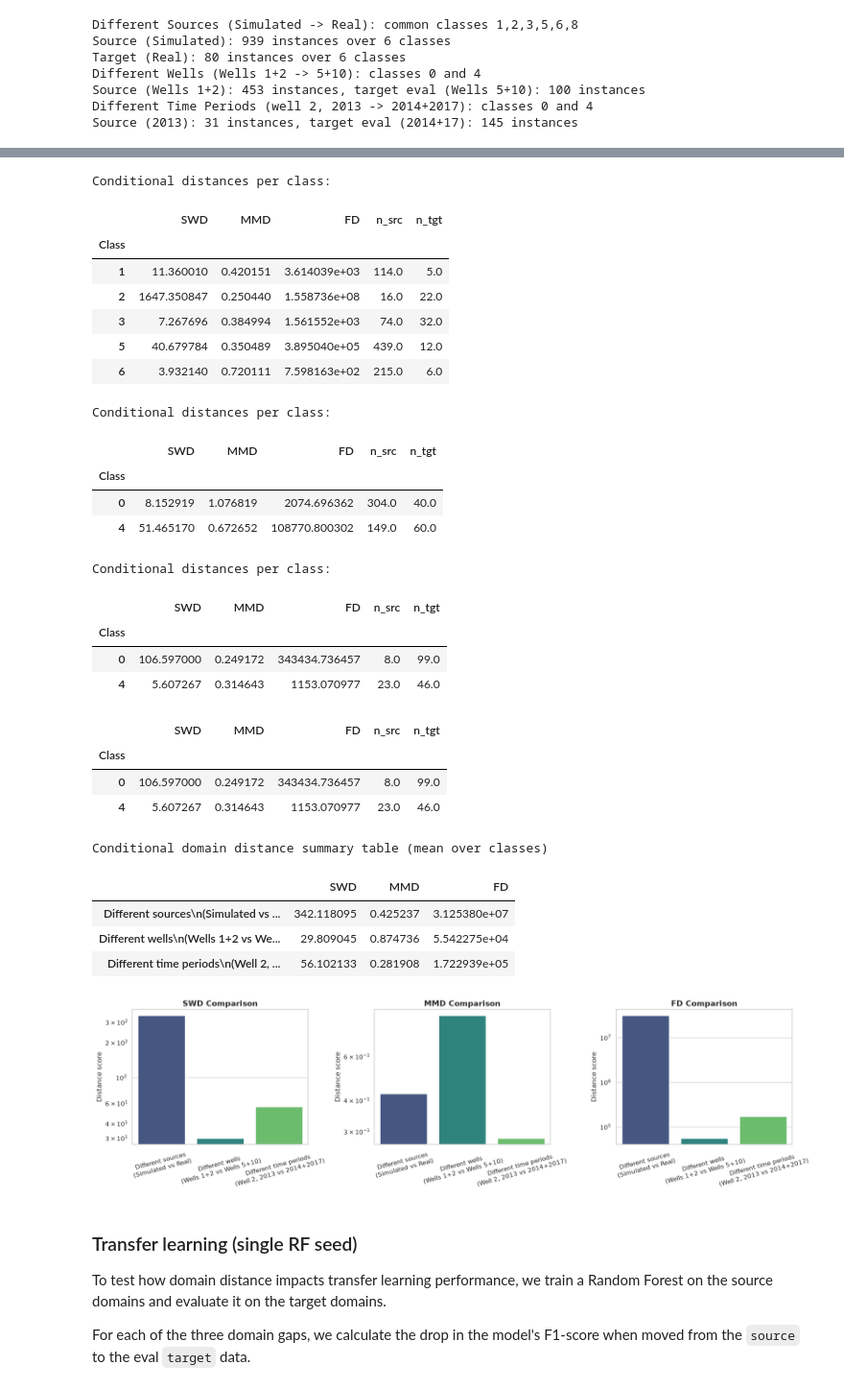
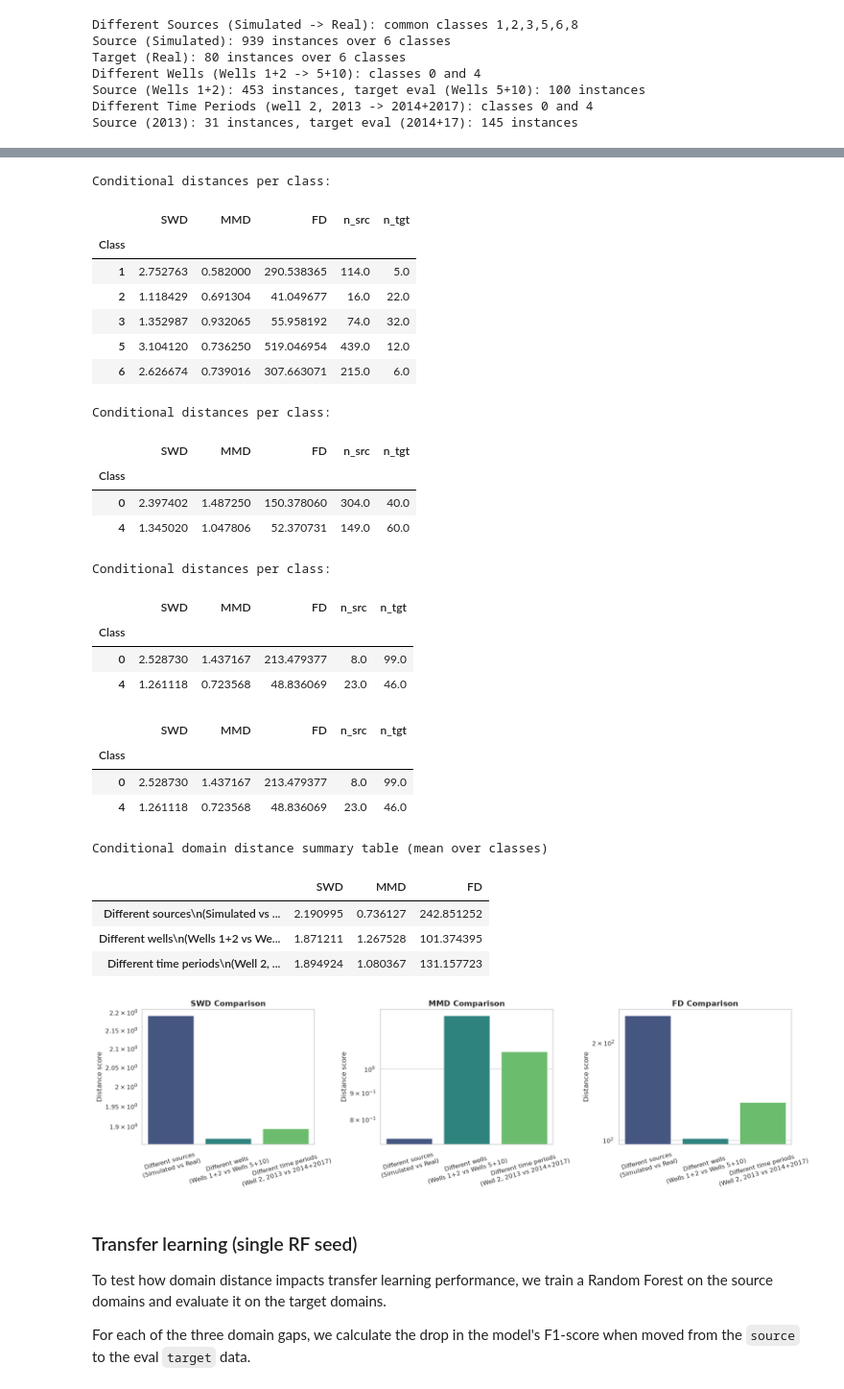
Before and after one commit to lollogiro/ai4i-transfer-learning-synthetic, a Jupyter notebook: stage2-transfer_learning/3w_dom_dist_tl.ipynb, the cells around one changed output, grey strips where cells are left out. Shown at 96% size. Saved outputs shown, nothing was run; the diff lists cells and outputs as text; code cells hidden in the pictures.

Commit message:
added symmetric normalization

```diff
--- a/stage2-transfer_learning/3w_dom_dist_tl.ipynb
+++ b/stage2-transfer_learning/3w_dom_dist_tl.ipynb
@@ -438,7 +438,7 @@ def frechet_distance(X: np.ndarray, Y: np.ndarray, eps: float = 1e-3) -> float:
     covmean = np.real(covmean)
     return diff.dot(diff) + np.trace(sigma1) + np.trace(sigma2) - 2 * np.trace(covmean)
 
-def compute_conditional_distances(source_df: pd.DataFrame, target_df: pd.DataFrame, class_code: int, min_instances: int = 5) -> dict | None:
+def compute_conditional_distances(source_df: pd.DataFrame, target_df: pd.DataFrame, class_code: int, min_instances: int = 5, symmetric: bool = True) -> dict | None:
     """
     Conditional distance for a single class in the active feature space.
     Args:
@@ -446,6 +446,7 @@ def compute_conditional_distances(source_df: pd.DataFrame, target_df: pd.DataFra
         target_df (pd.DataFrame): Target feature table
         class_code (int): Class code to compute distances for
         min_instances (int): Minimum number of instances required in both source and target, otherwise returns None
+        symmetric (bool): Whether to fit the scaler on both source and target (True) or only on source (False)
     Returns:
         dict or None: Dictionary with 'SWD', 'MMD', 'FD' distances
     """
@@ -458,7 +459,10 @@ def compute_conditional_distances(source_df: pd.DataFrame, target_df: pd.DataFra
     Y = tgt[ACTIVE_FEATURES].values
 
     scaler = StandardScaler()
-    scaler.fit(X)
+    if symmetric:
+        scaler.fit(np.vstack([X, Y]))
+    else:
+        scaler.fit(X)
     scaler.scale_ = np.maximum(scaler.scale_, 1e-3)
     X_scaled = scaler.transform(X)
     Y_scaled = scaler.transform(Y)
@@ -469,7 +473,7 @@ def compute_conditional_distances(source_df: pd.DataFrame, target_df: pd.DataFra
         'FD': frechet_distance(X_scaled, Y_scaled),
     }
 
-def conditional_distances(source_df: pd.DataFrame, target_df: pd.DataFrame, classes: list, min_instances: int = 5) -> dict:
+def conditional_distances(source_df: pd.DataFrame, target_df: pd.DataFrame, classes: list, min_instances: int = 5, symmetric: bool = True) -> dict:
     """
     Helper function to compute conditional distances for each class in the list of classes.
     Args:
@@ -477,11 +481,12 @@ def conditional_distances(source_df: pd.DataFrame, target_df: pd.DataFrame, clas
         target_df (pd.DataFrame): Target feature table
         classes (list): List of class codes to compute distances for
         min_instances (int): Minimum number of instances required in both source and target for each class
+        symmetric (bool): Whether to fit the scaler on both source and target (True) or only on source (False)
     Returns:
         dict: Dictionary with averaged 'SWD', 'MMD', 'FD' distances across classes
     """
     dists = [d for cls in classes
-             if (d := compute_conditional_distances(source_df, target_df, cls, min_instances)) is not None]
+             if (d := compute_conditional_distances(source_df, target_df, cls, min_instances, symmetric)) is not None]
     if not dists:
         return {'SWD': np.nan, 'MMD': np.nan, 'FD': np.nan}
     return {m: float(np.mean([d[m] for d in dists])) for m in ['SWD', 'MMD', 'FD']}
@@ -539,7 +544,7 @@ def run_transfer_trials_seeded(source_df: pd.DataFrame, target_df: pd.DataFrame,
         'per_class': per_class
     }
 
-def evaluate_pair(source_df: pd.DataFrame, target_df: pd.DataFrame, classes: list, seeds: list) -> dict:
+def evaluate_pair(source_df: pd.DataFrame, target_df: pd.DataFrame, classes: list, seeds: list, symmetric_norm: bool = True) -> dict:
     """
     Evaluate the performance of a transfer learning approach on a pair of source and target datasets.
     Args:
@@ -547,6 +552,7 @@ def evaluate_pair(source_df: pd.DataFrame, target_df: pd.DataFrame, classes: lis
         target_df (pd.DataFrame): Target feature table
         classes (list): List of class codes on which computing distances
         seeds (list): List of random seeds for reproducibility
+        symmetric_norm (bool): Whether to fit the scaler on both source and target (True) or only on source (False)
     Returns:
         dict: Dict with the source-target sizes, computed distances and TL metrics.
     """
@@ -559,7 +565,7 @@ def evaluate_pair(source_df: pd.DataFrame, target_df: pd.DataFrame, classes: lis
     tgt = pd.DataFrame(apply_imputation(X_tgt_raw, imp), columns=ACTIVE_FEATURES)
     tgt['Class'] = target_df['Class'].values
 
-    dist = conditional_distances(src, tgt, classes)
+    dist = conditional_distances(src, tgt, classes, symmetric=symmetric_norm)
     tl = run_transfer_trials_seeded(src, tgt, seeds, classes=classes)
     return {'n_src': len(src), 'n_tgt': len(tgt), **dist, **tl}
 # %% [markdown]
@@ -721,62 +656,62 @@ per_class_distances(time_src, time_tgt, [0, 4])
 Conditional distances per class:
 |  | SWD | MMD | FD | n_src | n_tgt |
 | Class |  |  |  |  |  |
-| 1 | 11.360010 | 0.420151 | 3.614039e+03 | 114.0 | 5.0 |
-| 2 | 1647.350847 | 0.250440 | 1.558736e+08 | 16.0 | 22.0 |
-| 3 | 7.267696 | 0.384994 | 1.561552e+03 | 74.0 | 32.0 |
-| 5 | 40.679784 | 0.350489 | 3.895040e+05 | 439.0 | 12.0 |
-| 6 | 3.932140 | 0.720111 | 7.598163e+02 | 215.0 | 6.0 |
+| 1 | 2.752763 | 0.582000 | 290.538365 | 114.0 | 5.0 |
+| 2 | 1.118429 | 0.691304 | 41.049677 | 16.0 | 22.0 |
+| 3 | 1.352987 | 0.932065 | 55.958192 | 74.0 | 32.0 |
+| 5 | 3.104120 | 0.736250 | 519.046954 | 439.0 | 12.0 |
+| 6 | 2.626674 | 0.739016 | 307.663071 | 215.0 | 6.0 |
 Conditional distances per class:
 |  | SWD | MMD | FD | n_src | n_tgt |
 | Class |  |  |  |  |  |
-| 0 | 8.152919 | 1.076819 | 2074.696362 | 304.0 | 40.0 |
-| 4 | 51.465170 | 0.672652 | 108770.800302 | 149.0 | 60.0 |
+| 0 | 2.397402 | 1.487250 | 150.378060 | 304.0 | 40.0 |
+| 4 | 1.345020 | 1.047806 | 52.370731 | 149.0 | 60.0 |
 Conditional distances per class:
 |  | SWD | MMD | FD | n_src | n_tgt |
 | Class |  |  |  |  |  |
-| 0 | 106.597000 | 0.249172 | 343434.736457 | 8.0 | 99.0 |
-| 4 | 5.607267 | 0.314643 | 1153.070977 | 23.0 | 46.0 |
+| 0 | 2.528730 | 1.437167 | 213.479377 | 8.0 | 99.0 |
+| 4 | 1.261118 | 0.723568 | 48.836069 | 23.0 | 46.0 |
 |  | SWD | MMD | FD | n_src | n_tgt |
 | Class |  |  |  |  |  |
-| 0 | 106.597000 | 0.249172 | 343434.736457 | 8.0 | 99.0 |
-| 4 | 5.607267 | 0.314643 | 1153.070977 | 23.0 | 46.0 |
+| 0 | 2.528730 | 1.437167 | 213.479377 | 8.0 | 99.0 |
+| 4 | 1.261118 | 0.723568 | 48.836069 | 23.0 | 46.0 |
 # %%
 dist = {
     'Different sources\n(Simulated vs Real)':
-        conditional_distances(src_sim, tgt_real, SRC_CLASSES),
+        conditional_distances(src_sim, tgt_real, SRC_CLASSES, symmetric=True),
     'Different wells\n(Wells 1+2 vs Wells 5+10)':
-        conditional_distances(wells_src, wells_tgt, [0, 4]),
+        conditional_distances(wells_src, wells_tgt, [0, 4], symmetric=True),
     'Different time periods\n(Well 2, 2013 vs 2014+2017)':
-        conditional_distances(time_src, time_tgt, [0, 4]),
+        conditional_distances(time_src, time_tgt, [0, 4], symmetric=True),
 }
 dist_df = pd.DataFrame(dist).T
 print("Conditional domain distance summary table (mean over classes)")
 display(dist_df)
 
 fig, axes = plt.subplots(1, 3, figsize=(18, 5))
 for i, metric in enumerate(['SWD', 'MMD', 'FD']):
     sns.barplot(
         x=dist_df.index,
         y=dist_df[metric],
         ax=axes[i],
         palette='viridis',
         hue=dist_df.index,
         legend=False
     )
     axes[i].set_title(f'{metric} Comparison', fontsize=14, fontweight='bold')
     axes[i].set_ylabel('Distance score')
     axes[i].set_xlabel('')
     axes[i].set_yscale('log')
     axes[i].tick_params(axis='x', rotation=15)
 plt.tight_layout()
 plt.show()
 # %% [output]
 Conditional domain distance summary table (mean over classes)
 |  | SWD | MMD | FD |
-| Different sources\n(Simulated vs ... | 342.118095 | 0.425237 | 3.125380e+07 |
-| Different wells\n(Wells 1+2 vs We... | 29.809045 | 0.874736 | 5.542275e+04 |
-| Different time periods\n(Well 2, ... | 56.102133 | 0.281908 | 1.722939e+05 |
+| Different sources\n(Simulated vs ... | 2.190995 | 0.736127 | 242.851252 |
+| Different wells\n(Wells 1+2 vs We... | 1.871211 | 1.267528 | 101.374395 |
+| Different time periods\n(Well 2, ... | 1.894924 | 1.080367 | 131.157723 |
-[figure, old version]
+[figure, new version]
 # %% [markdown]
 ### Transfer learning (single RF seed)
 
```
Also changed, not shown: parts of 16 cells of this notebook, 2 other files.
